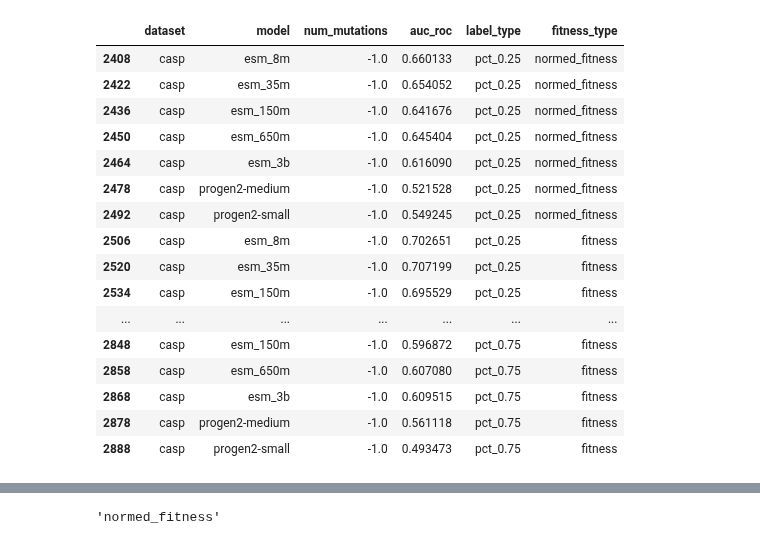
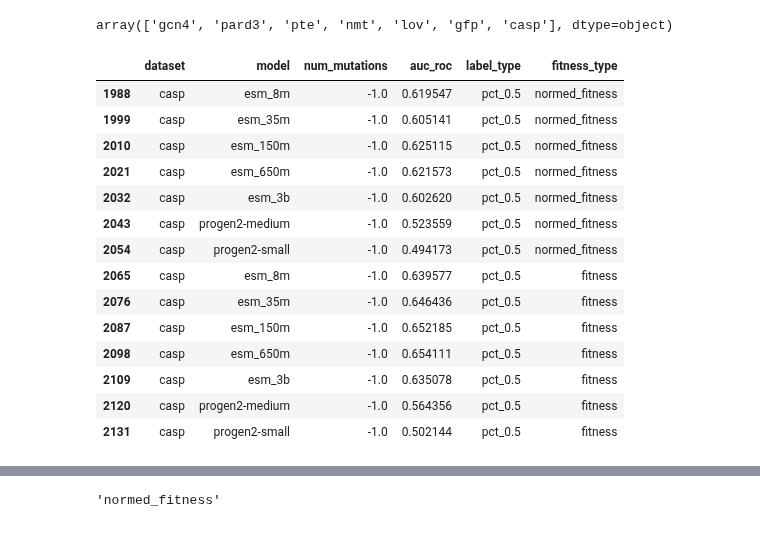
Before and after one commit to drprfitay/fitness_learning, a Jupyter notebook: notebooks/plm_zero_shot.ipynb, the cells around one changed output, grey strips where cells are left out. Saved outputs shown, nothing was run; the diff lists cells and outputs as text; code cells hidden in the pictures.

```diff
--- a/notebooks/plm_zero_shot.ipynb
+++ b/notebooks/plm_zero_shot.ipynb
@@ -82,7 +83,8 @@ datasets = {
     "nmt": {"path": "./data/nmt/nmt_full_seq.csv", "activity_col": "activity"},
     "lov": {"path": "./data/lov/lov.csv", "activity_col": "activity"},
     "gfp": {"path": "./data/gfp/gfp_dataset_10mut.csv", "activity_col": "inactive"},
-    "his": {"path": "./data/his/his.csv", "activity_col": "activity"},
+    "his2": {"path": "./data/his/his.csv", "activity_col": "activity"},
+    "his5": {"path": "./data/his/his.csv", "activity_col": "activity"},
     "casp": {"path": "./data/casp/casp.csv", "activity_col": "activity"}
 }
 
@@ -102,6 +104,7 @@ def get_labels(df_name, discrete=False, df=None):
     return labels
 # %%
 
+prefix = "pll"
 
 records = []
 for ds_name, ds in datasets.items():
@@ -110,11 +113,20 @@ for ds_name, ds in datasets.items():
 
     datasets_path = f"./notebooks/{ds_name}/fitness_results/"
     df = pd.read_csv(ds["path"])
+    normed_fitness = pd.read_csv(datasets_path + "%snormed_fitness_all.csv" % ("%s_" % prefix))
+    fitness = pd.read_csv(datasets_path + "%sfitness_all.csv" % ("%s_" % prefix))
+    act_col = ds["activity_col"]
 
-    normed_fitness = pd.read_csv(datasets_path + "normed_fitness_all.csv")
-    fitness = pd.read_csv(datasets_path + "fitness_all.csv")
-    act_col = ds["activity_col"]
-    print(ds_name)
+    if prefix == "pll":
+        print("Modifying progen models to be l2r")
+
+        l2r_normed_fitness = pd.read_csv(datasets_path + "%snormed_fitness_all.csv" % "l2r_")
+        l2r_fitness = pd.read_csv(datasets_path + "%sfitness_all.csv" % "l2r_")
+
+        normed_fitness["progen2-small"] = l2r_normed_fitness["progen2-small_left_to_right"]
+        fitness["progen2-small"] = l2r_fitness["progen2-small_left_to_right"]
+        normed_fitness["progen2-medium"] = l2r_normed_fitness["progen2-medium_left_to_right"]
+        fitness["progen2-medium"] = l2r_fitness["progen2-medium_left_to_right"]
 
     for model in normed_fitness.columns:
         valid = (~df[act_col].isna()) & (~normed_fitness[model].isna())
@@ -206,6 +201,8 @@ correlation_df[(correlation_df["dataset"] == "casp") & (correlation_df["num_muta
 # %%
 from sklearn.metrics import roc_auc_score
 
+
+prefix = "pll"
 
 records = []
 percentiles = [0.25, 0.5, 0.75]
@@ -213,9 +210,21 @@ percentiles = [0.25, 0.5, 0.75]
 for ds_name, ds in datasets.items():
     datasets_path = f"./notebooks/{ds_name}/fitness_results/"
     df = pd.read_csv(ds["path"])
-    normed_fitness = pd.read_csv(datasets_path + "normed_fitness_all.csv")
-    fitness = pd.read_csv(datasets_path + "fitness_all.csv")
+    normed_fitness = pd.read_csv(datasets_path + "%snormed_fitness_all.csv" % ("%s_" % prefix))
+    fitness = pd.read_csv(datasets_path + "%sfitness_all.csv" % ("%s_" % prefix))
     act_col = ds["activity_col"]
+
+    if prefix == "pll":
+        print("Modifying progen models to be l2r")
+
+        l2r_normed_fitness = pd.read_csv(datasets_path + "%snormed_fitness_all.csv" % "l2r_")
+        l2r_fitness = pd.read_csv(datasets_path + "%sfitness_all.csv" % "l2r_")
+
+        normed_fitness["progen2-small"] = l2r_normed_fitness["progen2-small_left_to_right"]
+        fitness["progen2-small"] = l2r_fitness["progen2-small_left_to_right"]
+        normed_fitness["progen2-medium"] = l2r_normed_fitness["progen2-medium_left_to_right"]
+        fitness["progen2-medium"] = l2r_fitness["progen2-medium_left_to_right"]
+
     print(ds_name)
 
     if ds_name != "gfp":
@@ -346,23 +377,25 @@ casp
+# %%
+auc_roc_df["dataset"].unique()
+# %% [output]
+array(['gcn4', 'pard3', 'pte', 'nmt', 'lov', 'gfp', 'casp'], dtype=object)
 # %%
-auc_roc_df[(auc_roc_df["dataset"] == "casp") & (auc_roc_df["num_mutations"] == -1)]
+auc_roc_df[(auc_roc_df["dataset"] == "casp") & (auc_roc_df["num_mutations"] == -1) & (auc_roc_df["label_type"] == "pct_0.5")]
 # %% [output]
 |  | dataset | model | num_mutations | auc_roc | label_type | fitness_type |
-| 2408 | casp | esm_8m | -1.0 | 0.660133 | pct_0.25 | normed_fitness |
-| 2422 | casp | esm_35m | -1.0 | 0.654052 | pct_0.25 | normed_fitness |
-| 2436 | casp | esm_150m | -1.0 | 0.641676 | pct_0.25 | normed_fitness |
-| 2450 | casp | esm_650m | -1.0 | 0.645404 | pct_0.25 | normed_fitness |
-| 2464 | casp | esm_3b | -1.0 | 0.616090 | pct_0.25 | normed_fitness |
-| 2478 | casp | progen2-medium | -1.0 | 0.521528 | pct_0.25 | normed_fitness |
-| 2492 | casp | progen2-small | -1.0 | 0.549245 | pct_0.25 | normed_fitness |
-| 2506 | casp | esm_8m | -1.0 | 0.702651 | pct_0.25 | fitness |
-| 2520 | casp | esm_35m | -1.0 | 0.707199 | pct_0.25 | fitness |
-| 2534 | casp | esm_150m | -1.0 | 0.695529 | pct_0.25 | fitness |
-| ... | ... | ... | ... | ... | ... | ... |
-| 2848 | casp | esm_150m | -1.0 | 0.596872 | pct_0.75 | fitness |
-| 2858 | casp | esm_650m | -1.0 | 0.607080 | pct_0.75 | fitness |
-| 2868 | casp | esm_3b | -1.0 | 0.609515 | pct_0.75 | fitness |
-| 2878 | casp | progen2-medium | -1.0 | 0.561118 | pct_0.75 | fitness |
-| 2888 | casp | progen2-small | -1.0 | 0.493473 | pct_0.75 | fitness |
+| 1988 | casp | esm_8m | -1.0 | 0.619547 | pct_0.5 | normed_fitness |
+| 1999 | casp | esm_35m | -1.0 | 0.605141 | pct_0.5 | normed_fitness |
+| 2010 | casp | esm_150m | -1.0 | 0.625115 | pct_0.5 | normed_fitness |
+| 2021 | casp | esm_650m | -1.0 | 0.621573 | pct_0.5 | normed_fitness |
+| 2032 | casp | esm_3b | -1.0 | 0.602620 | pct_0.5 | normed_fitness |
+| 2043 | casp | progen2-medium | -1.0 | 0.523559 | pct_0.5 | normed_fitness |
+| 2054 | casp | progen2-small | -1.0 | 0.494173 | pct_0.5 | normed_fitness |
+| 2065 | casp | esm_8m | -1.0 | 0.639577 | pct_0.5 | fitness |
+| 2076 | casp | esm_35m | -1.0 | 0.646436 | pct_0.5 | fitness |
+| 2087 | casp | esm_150m | -1.0 | 0.652185 | pct_0.5 | fitness |
+| 2098 | casp | esm_650m | -1.0 | 0.654111 | pct_0.5 | fitness |
+| 2109 | casp | esm_3b | -1.0 | 0.635078 | pct_0.5 | fitness |
+| 2120 | casp | progen2-medium | -1.0 | 0.564356 | pct_0.5 | fitness |
+| 2131 | casp | progen2-small | -1.0 | 0.502144 | pct_0.5 | fitness |
 # %%
 # For each model across all datasets, calculate the mean correlation for num_mutations == -1
 models = [m for m in correlation_df['model'].unique() if m in color_map]
```
Also changed, not shown: parts of 18 cells of this notebook, 14 other files.
